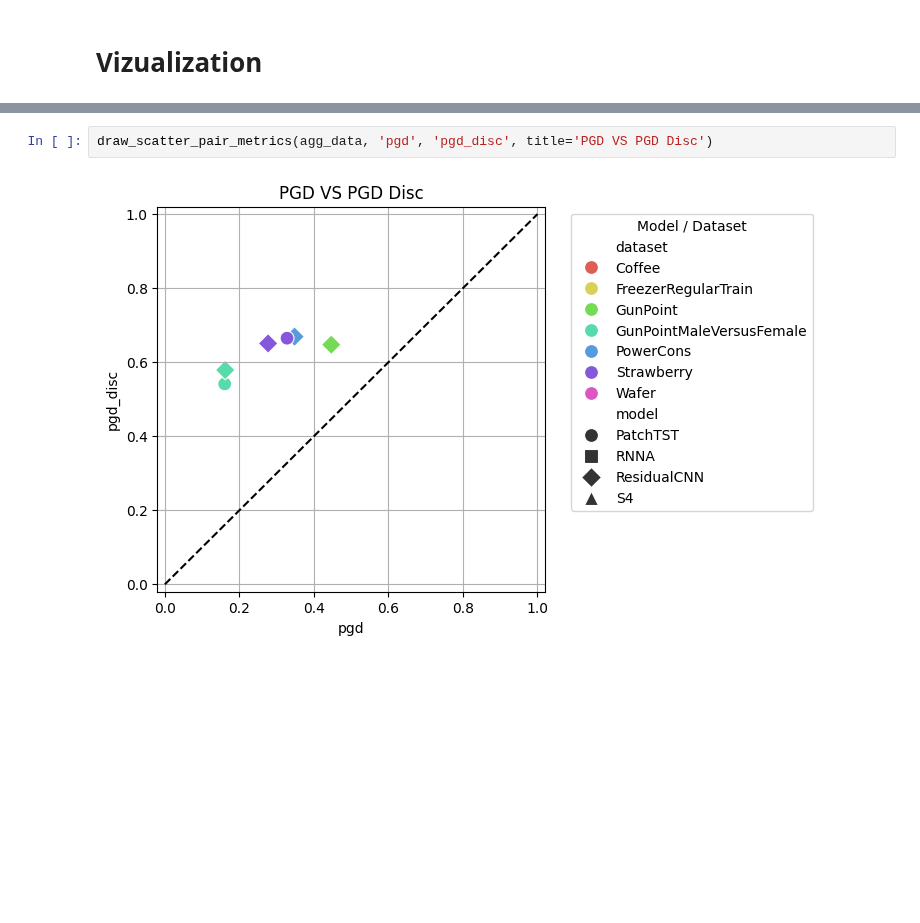
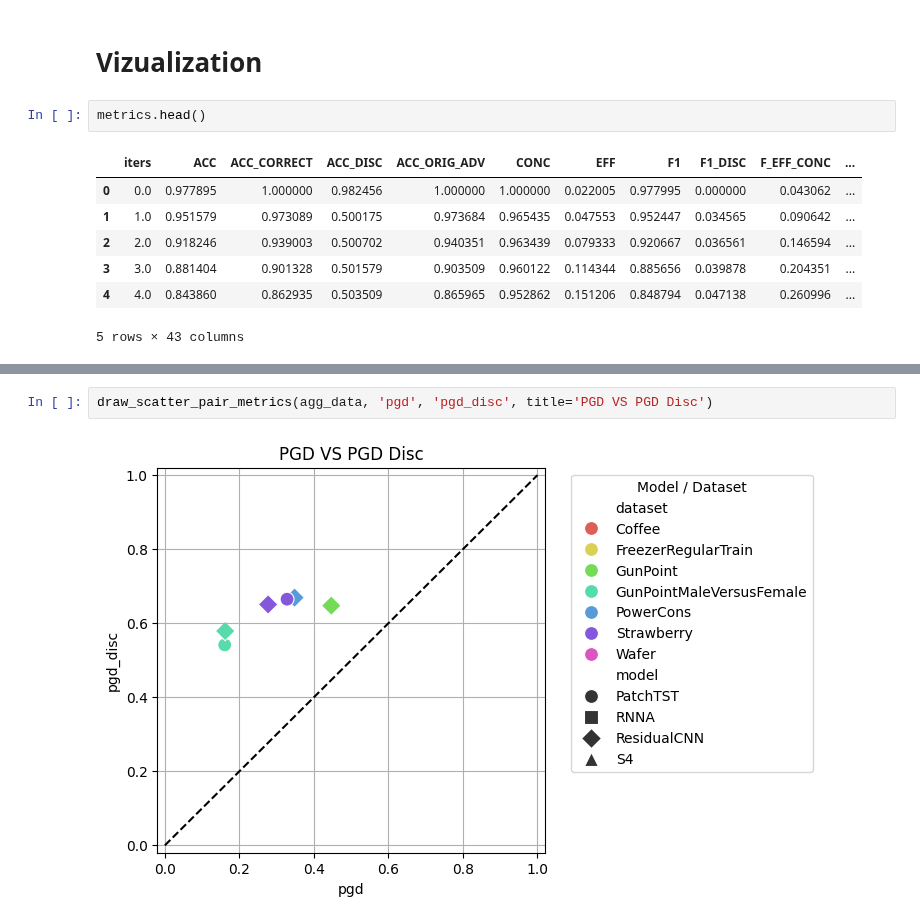
Before and after one commit to petrsokerin/Hidden_adversarial_attacks, a Jupyter notebook: notebooks/clearml_metrics.ipynb, the cells around one changed output, grey strips where cells are left out. Cells and saved outputs as stored; diff of their text form; blank space fills up the shorter version.

```diff
--- a/notebooks/clearml_metrics.ipynb
+++ b/notebooks/clearml_metrics.ipynb
@@ -265,5 +280,15 @@ array(['fgsm_harmonic', 'fgsm', 'fgsm_disc', 'fgsm_disc_hypercones',
 # %% [markdown]
 # Vizualization
+# %%
+metrics.head()
+# %% [output]
+|  | iters | ACC | ACC_CORRECT | ACC_DISC | ACC_ORIG_ADV | CONC | EFF | F1 | F1_DISC | F_EFF_CONC | ... |
+| 0 | 0.0 | 0.977895 | 1.000000 | 0.982456 | 1.000000 | 1.000000 | 0.022005 | 0.977995 | 0.000000 | 0.043062 | ... |
+| 1 | 1.0 | 0.951579 | 0.973089 | 0.500175 | 0.973684 | 0.965435 | 0.047553 | 0.952447 | 0.034565 | 0.090642 | ... |
+| 2 | 2.0 | 0.918246 | 0.939003 | 0.500702 | 0.940351 | 0.963439 | 0.079333 | 0.920667 | 0.036561 | 0.146594 | ... |
+| 3 | 3.0 | 0.881404 | 0.901328 | 0.501579 | 0.903509 | 0.960122 | 0.114344 | 0.885656 | 0.039878 | 0.204351 | ... |
+| 4 | 4.0 | 0.843860 | 0.862935 | 0.503509 | 0.865965 | 0.952862 | 0.151206 | 0.848794 | 0.047138 | 0.260996 | ... |
+5 rows × 43 columns
 # %%
 metric_name = 'F_EFF_CONC'
 
```
Also changed, not shown: parts of 23 cells of this notebook.
